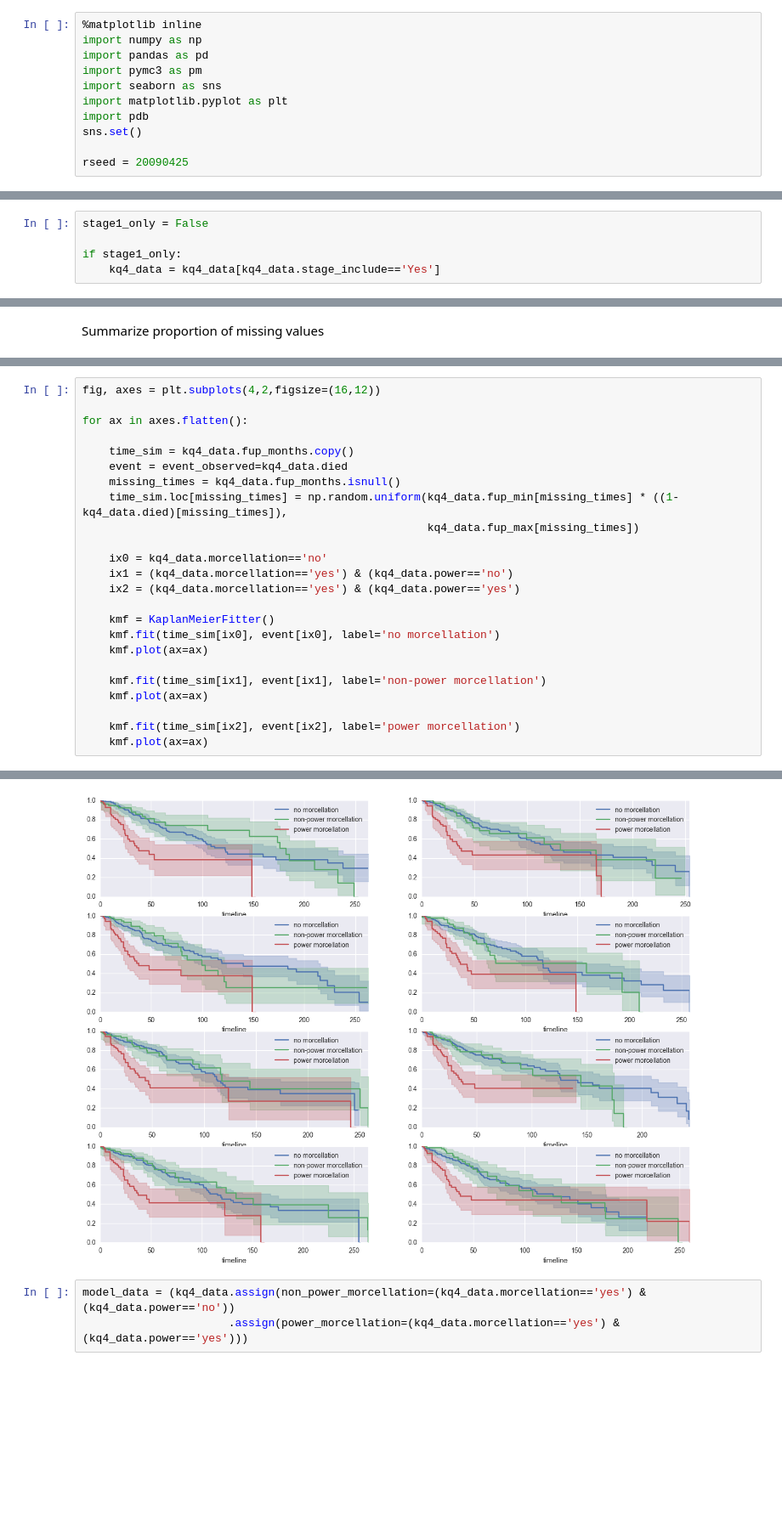
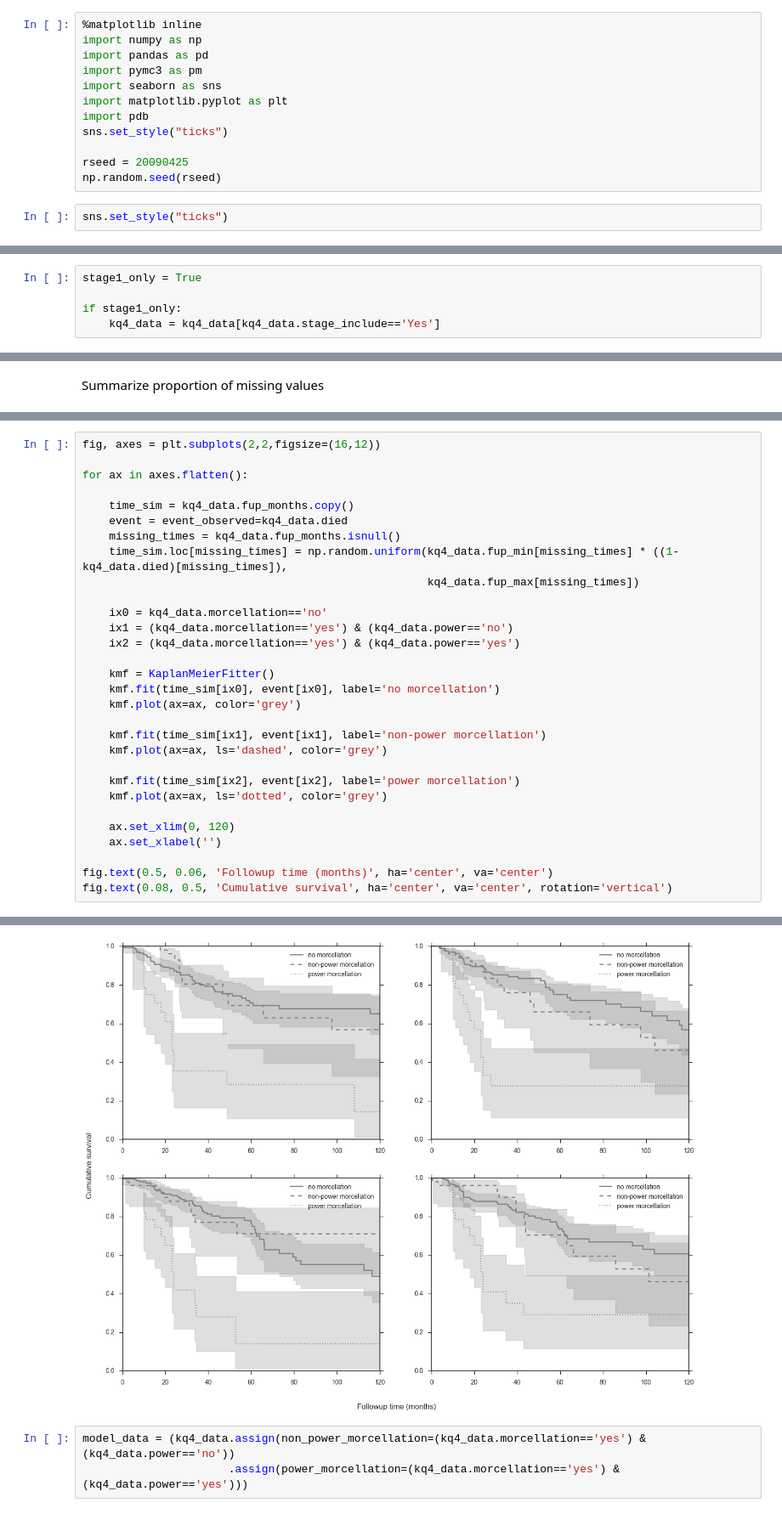
Before and after one commit to VanderbiltPopHealthSci/uterine_fibroids_MA, a Jupyter notebook: Key Question 4 Meta-analysis.ipynb, the cells around one changed output, grey strips where cells are left out. Shown at 85% size. Drawn from its saved outputs; the diff is of its cells as text; blank space fills up the shorter version.

```diff
--- a/Key Question 4 Meta-analysis.ipynb
+++ b/Key Question 4 Meta-analysis.ipynb
@@ -6,9 +6,12 @@ import pymc3 as pm
 import seaborn as sns
 import matplotlib.pyplot as plt
 import pdb
-sns.set()
+sns.set_style("ticks")
 
 rseed = 20090425
+np.random.seed(rseed)
+# %%
+sns.set_style("ticks")
 # %% [markdown]
 Import relevant data from KQ4 spreadsheet.
 # %%
@@ -84,7 +87,7 @@ kq4_data.groupby('refid').year.max().value_counts()
 2012.0     1
 Name: year, dtype: int64
 # %%
-stage1_only = False
+stage1_only = True
 
 if stage1_only:
     kq4_data = kq4_data[kq4_data.stage_include=='Yes']
@@ -297,5 +296,5 @@ axes.set_xlabel('Followup (months)')
 # %%
-fig, axes = plt.subplots(4,2,figsize=(16,12))
+fig, axes = plt.subplots(2,2,figsize=(16,12))
 
 for ax in axes.flatten():
 
@@ -311,11 +310,17 @@ for ax in axes.flatten():
 
     kmf = KaplanMeierFitter()
     kmf.fit(time_sim[ix0], event[ix0], label='no morcellation')
-    kmf.plot(ax=ax)
+    kmf.plot(ax=ax, color='grey')
 
     kmf.fit(time_sim[ix1], event[ix1], label='non-power morcellation')
-    kmf.plot(ax=ax)
+    kmf.plot(ax=ax, ls='dashed', color='grey')
 
     kmf.fit(time_sim[ix2], event[ix2], label='power morcellation')
-    kmf.plot(ax=ax)
+    kmf.plot(ax=ax, ls='dotted', color='grey')
+
+    ax.set_xlim(0, 120)
+    ax.set_xlabel('')
+
+fig.text(0.5, 0.06, 'Followup time (months)', ha='center', va='center')
+fig.text(0.08, 0.5, 'Cumulative survival', ha='center', va='center', rotation='vertical')
 # %% [output]
@@ -322,4 +328,4 @@ for ax in axes.flatten():
-[figure, old version]
+[figure, new version]
 # %%
 model_data = (kq4_data.assign(non_power_morcellation=(kq4_data.morcellation=='yes') & (kq4_data.power=='no'))
                       .assign(power_morcellation=(kq4_data.morcellation=='yes') & (kq4_data.power=='yes')))
```
Also changed, not shown: parts of 48 cells of this notebook.
